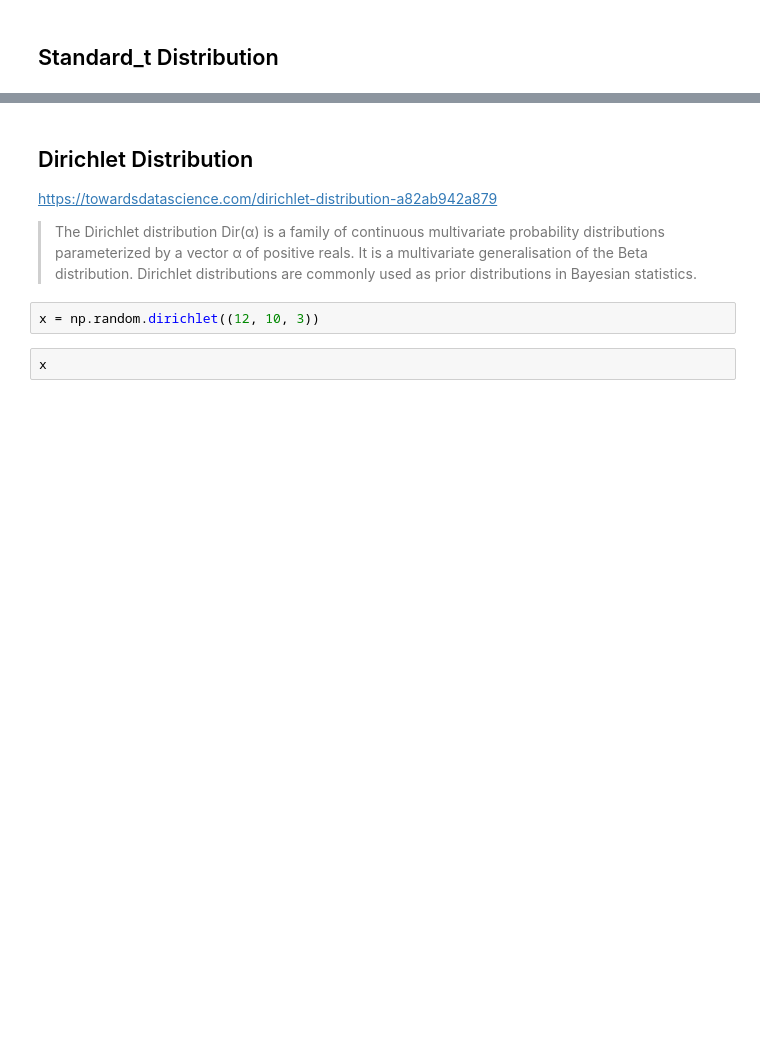
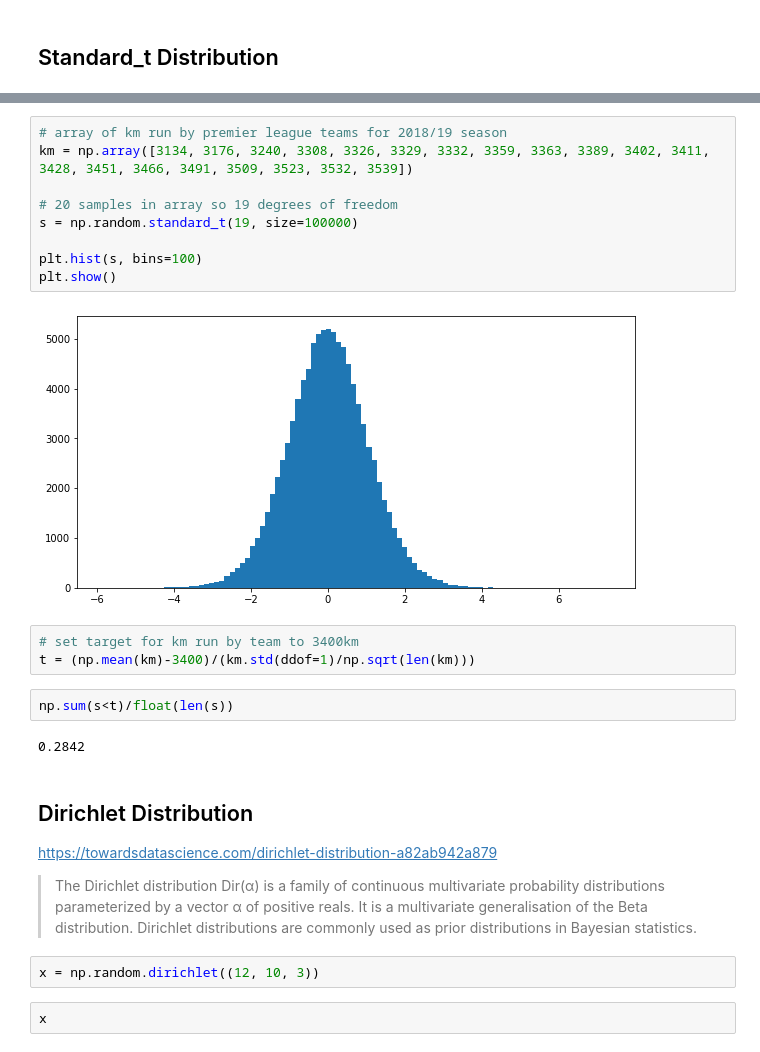
Before and after one commit to ANihill/prog-practical-assignment, a Jupyter notebook: Programming for Data Analysis - Practical Assignments.ipynb, the cells around one changed output, grey strips where cells are left out. Saved outputs shown, nothing was run; the diff lists cells and outputs as text; blank space fills up the shorter version.

Commit message:
Some work on standard_t distribution

```diff
--- a/Programming for Data Analysis - Practical Assignments.ipynb
+++ b/Programming for Data Analysis - Practical Assignments.ipynb
@@ -226,3 +227,21 @@ plt.show()
+# %%
+# array of km run by premier league teams for 2018/19 season
+km = np.array([3134, 3176, 3240, 3308, 3326, 3329, 3332, 3359, 3363, 3389, 3402, 3411, 3428, 3451, 3466, 3491, 3509, 3523, 3532, 3539])
+
+# 20 samples in array so 19 degrees of freedom
+s = np.random.standard_t(19, size=100000)
+
+plt.hist(s, bins=100)
+plt.show()
+# %% [output]
+[figure, added]
+# %%
+# set target for km run by team to 3400km
+t = (np.mean(km)-3400)/(km.std(ddof=1)/np.sqrt(len(km)))
+# %%
+np.sum(s<t)/float(len(s))
+# %% [output]
+0.2842
 # %% [markdown]
 ## Dirichlet Distribution
 
```
Also changed, not shown: parts of 15 cells of this notebook.
